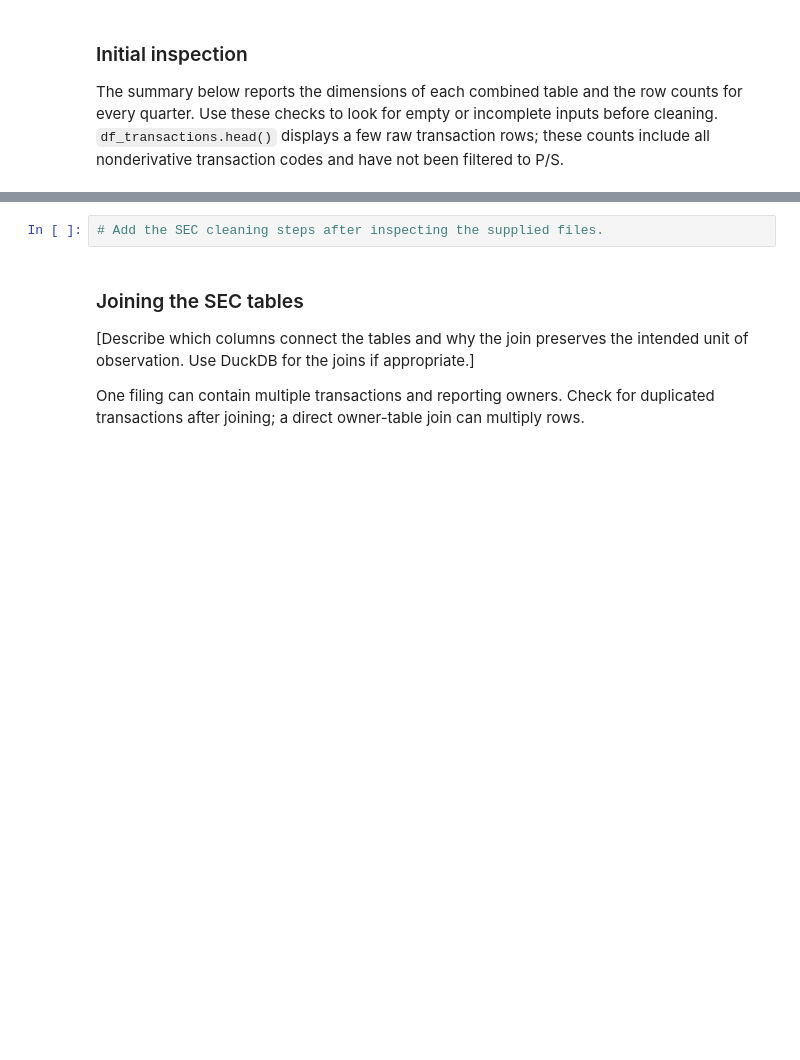
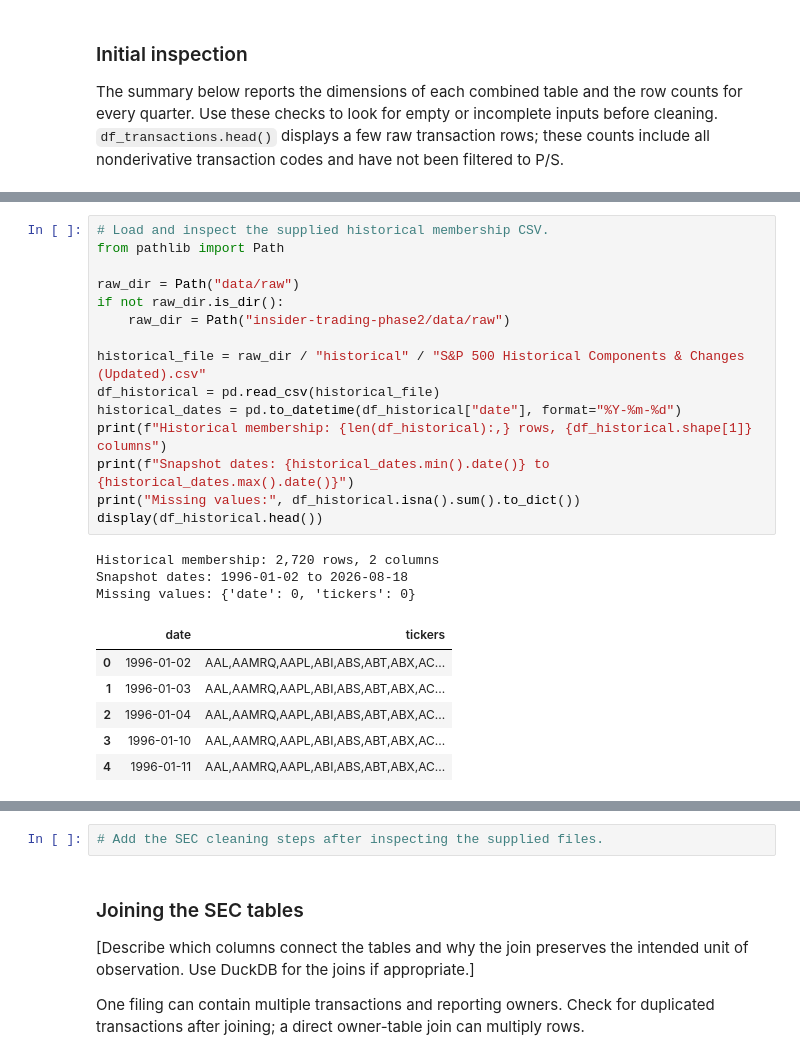
Before and after one commit to Vansh-Kakra/DSproject, a Jupyter notebook: insider-trading-phase2/phase2_insider_trading.ipynb, the cells around one changed output, grey strips where cells are left out. Saved outputs shown, nothing was run; the diff lists cells and outputs as text; blank space fills up the shorter version.

```diff
--- a/insider-trading-phase2/phase2_insider_trading.ipynb
+++ b/insider-trading-phase2/phase2_insider_trading.ipynb
@@ -131,0 +189,25 @@ display(df_transactions.head())
+# %%
+# Load and inspect the supplied historical membership CSV.
+from pathlib import Path
+
+raw_dir = Path("data/raw")
+if not raw_dir.is_dir():
+    raw_dir = Path("insider-trading-phase2/data/raw")
+
+historical_file = raw_dir / "historical" / "S&P 500 Historical Components & Changes (Updated).csv"
+df_historical = pd.read_csv(historical_file)
+historical_dates = pd.to_datetime(df_historical["date"], format="%Y-%m-%d")
+print(f"Historical membership: {len(df_historical):,} rows, {df_historical.shape[1]} columns")
+print(f"Snapshot dates: {historical_dates.min().date()} to {historical_dates.max().date()}")
+print("Missing values:", df_historical.isna().sum().to_dict())
+display(df_historical.head())
+# %% [output]
+Historical membership: 2,720 rows, 2 columns
+Snapshot dates: 1996-01-02 to 2026-08-18
+Missing values: {'date': 0, 'tickers': 0}
+|  | date | tickers |
+| 0 | 1996-01-02 | AAL,AAMRQ,AAPL,ABI,ABS,ABT,ABX,AC... |
+| 1 | 1996-01-03 | AAL,AAMRQ,AAPL,ABI,ABS,ABT,ABX,AC... |
+| 2 | 1996-01-04 | AAL,AAMRQ,AAPL,ABI,ABS,ABT,ABX,AC... |
+| 3 | 1996-01-10 | AAL,AAMRQ,AAPL,ABI,ABS,ABT,ABX,AC... |
+| 4 | 1996-01-11 | AAL,AAMRQ,AAPL,ABI,ABS,ABT,ABX,AC... |
```
Also changed, not shown: parts of 16 cells of this notebook, 3 other files.
